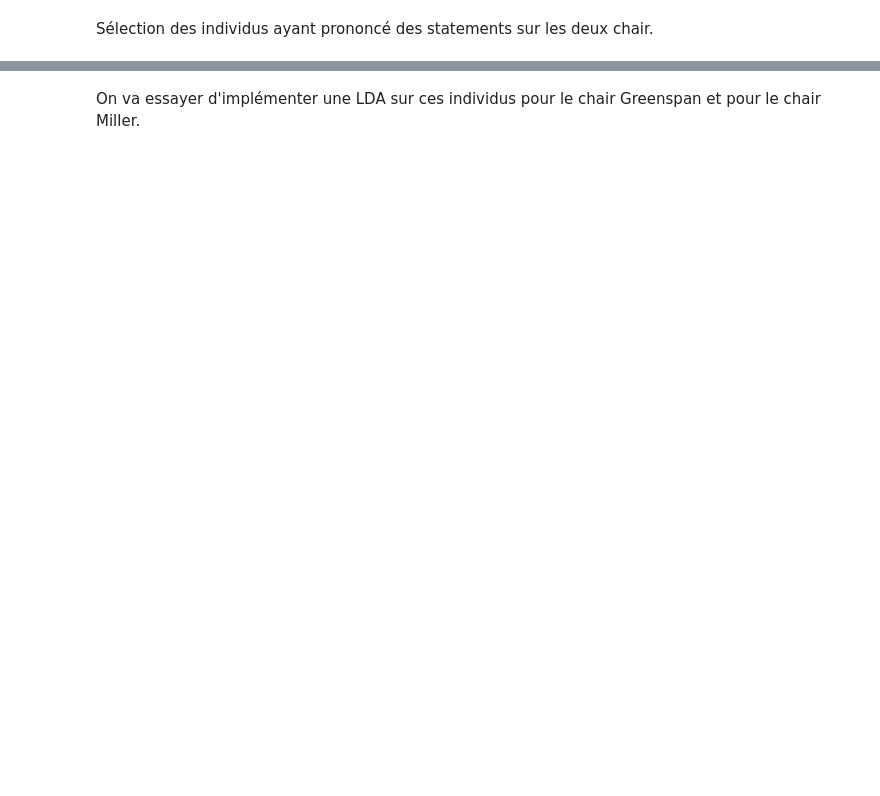
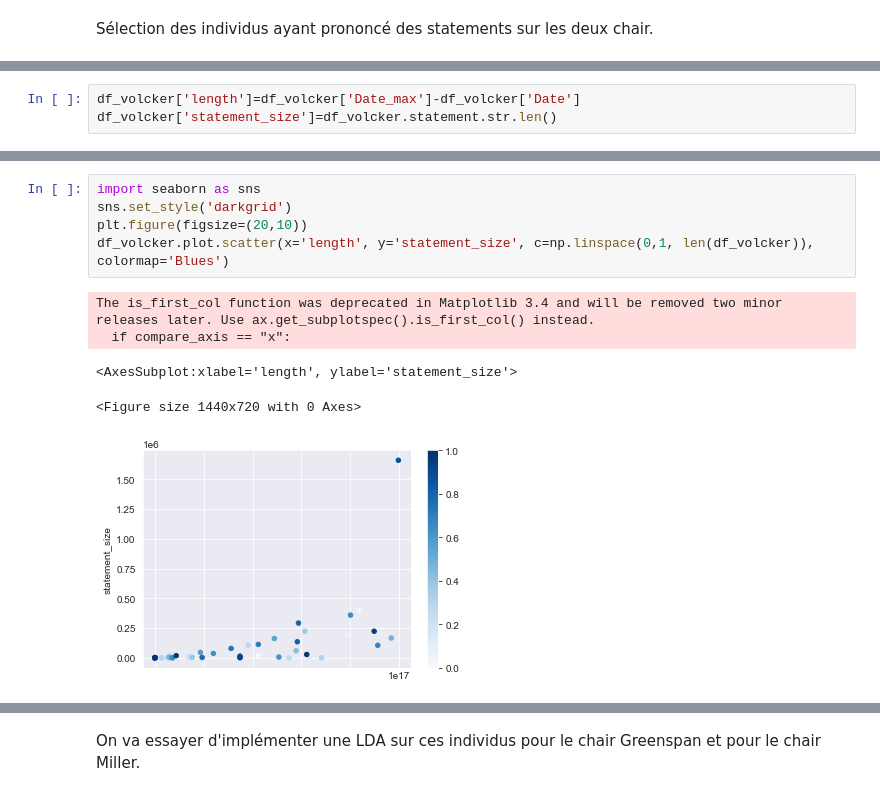
Before and after one commit to erialc-cal/NLP-FOMC, a Jupyter notebook: Scrapping_Explo.ipynb, the cells around one changed output, grey strips where cells are left out. Saved outputs shown, nothing was run; the diff lists cells and outputs as text; blank space fills up the shorter version.

```diff
--- a/Scrapping_Explo.ipynb
+++ b/Scrapping_Explo.ipynb
@@ -425,0 +439,3 @@ Liste des personnes "tandem" sur les deux mandats de chair
+# %%
+df_volcker['length']=df_volcker['Date_max']-df_volcker['Date']
+df_volcker['statement_size']=df_volcker.statement.str.len()
@@ -426,3 +463,14 @@ Liste des personnes "tandem" sur les deux mandats de chair
+# %%
+import seaborn as sns
+sns.set_style('darkgrid')
+plt.figure(figsize=(20,10))
+df_volcker.plot.scatter(x='length', y='statement_size', c=np.linspace(0,1, len(df_volcker)), colormap='Blues')
+# %% [output]
+The is_first_col function was deprecated in Matplotlib 3.4 and will be removed two minor releases later. Use ax.get_subplotspec().is_first_col() instead.
+  if compare_axis == "x":
+<AxesSubplot:xlabel='length', ylabel='statement_size'>
+<Figure size 1440x720 with 0 Axes>
+[figure, added]
 # %%
 pd.unique(df_tandem.index)
 # %% [output]
```
Also changed, not shown: parts of 18 cells of this notebook.
